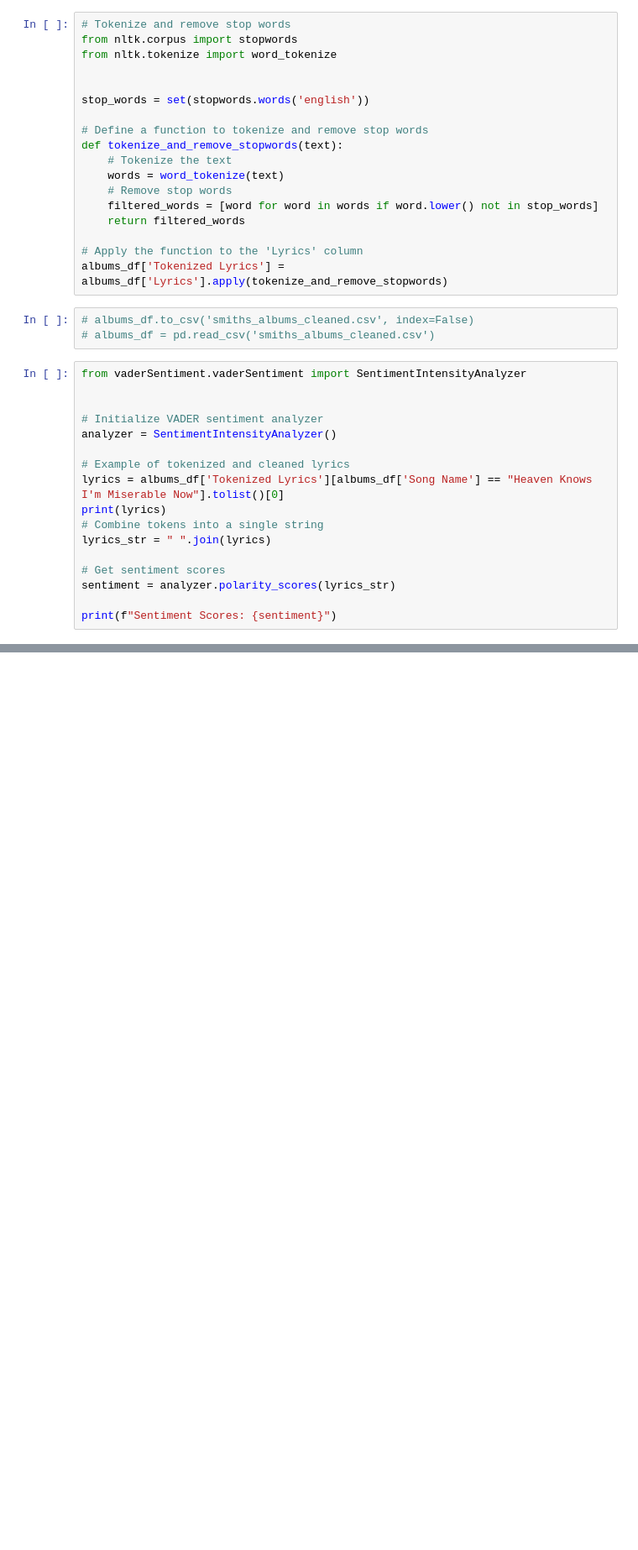
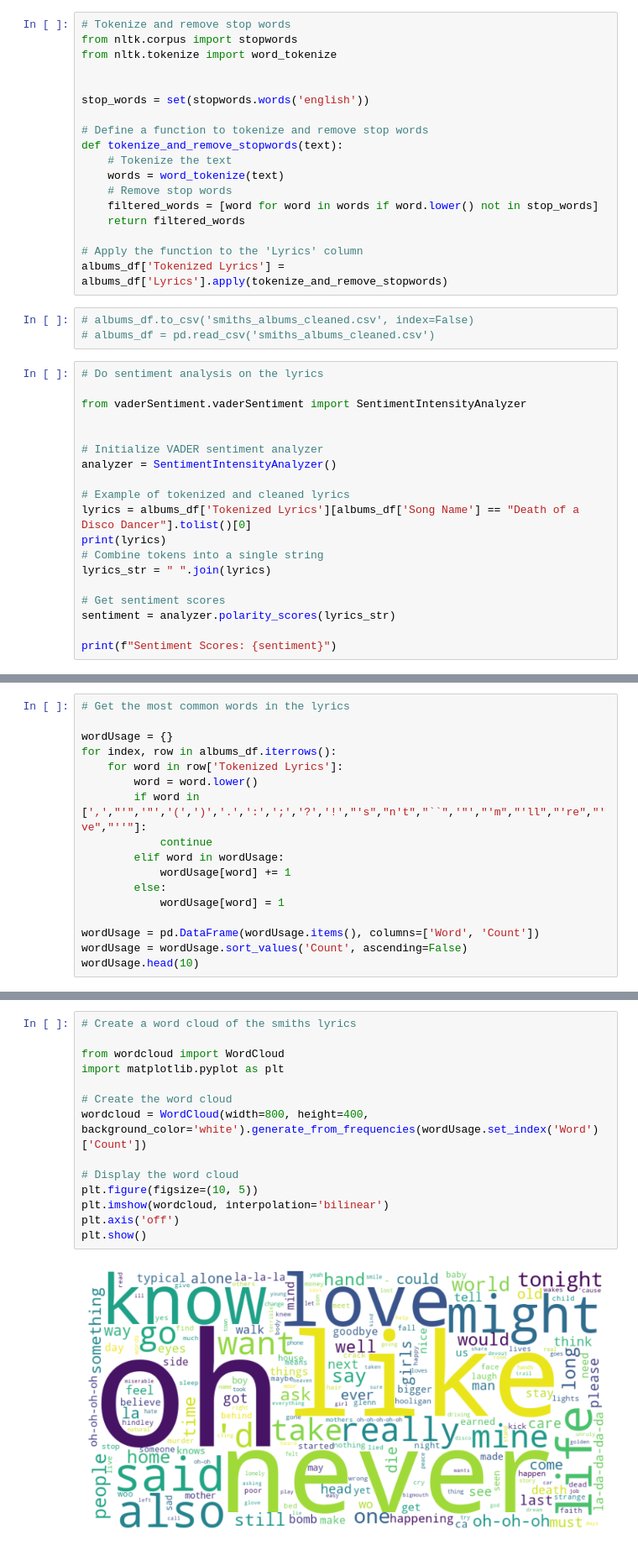
Before and after one commit to uniquedapoet/School-Projects, a Jupyter notebook: INFO_3510/Project1-Smiths-Analysis/SmithsProject.ipynb, the cells around one changed output, grey strips where cells are left out. Shown: that part at 84% size. Cells and saved outputs as stored; diff of their text form; blank space fills up the shorter version.

Commit message:
Refactor Smiths album analysis code for improved performance and accuracy

```diff
--- a/INFO_3510/Project1-Smiths-Analysis/SmithsProject.ipynb
+++ b/INFO_3510/Project1-Smiths-Analysis/SmithsProject.ipynb
@@ -305,6 +329,8 @@ albums_df['Tokenized Lyrics'] = albums_df['Lyrics'].apply(tokenize_and_remove_st
 # albums_df.to_csv('smiths_albums_cleaned.csv', index=False)
 # albums_df = pd.read_csv('smiths_albums_cleaned.csv')
 # %%
+# Do sentiment analysis on the lyrics
+
 from vaderSentiment.vaderSentiment import SentimentIntensityAnalyzer
 
 
@@ -312,7 +338,7 @@ from vaderSentiment.vaderSentiment import SentimentIntensityAnalyzer
 analyzer = SentimentIntensityAnalyzer()
 
 # Example of tokenized and cleaned lyrics
-lyrics = albums_df['Tokenized Lyrics'][albums_df['Song Name'] == "Heaven Knows I'm Miserable Now"].tolist()[0]
+lyrics = albums_df['Tokenized Lyrics'][albums_df['Song Name'] == "Death of a Disco Dancer"].tolist()[0]
 print(lyrics)
 # Combine tokens into a single string
 lyrics_str = " ".join(lyrics)
@@ -347,0 +425,17 @@ p.pprint(lyrics)
+# %%
+# Get the most common words in the lyrics
+
+wordUsage = {}
+for index, row in albums_df.iterrows():
+    for word in row['Tokenized Lyrics']:
+        word = word.lower()
+        if word in [',',"'",'"','(',')','.',':',';','?','!',"'s","n't","``",'"',"'m","'ll","'re","'ve","''"]:
+            continue
+        elif word in wordUsage:
+            wordUsage[word] += 1
+        else:
+            wordUsage[word] = 1
+
+wordUsage = pd.DataFrame(wordUsage.items(), columns=['Word', 'Count'])
+wordUsage = wordUsage.sort_values('Count', ascending=False)
+wordUsage.head(10)
@@ -347,0 +506,16 @@ p.pprint(lyrics)
+# %%
+# Create a word cloud of the smiths lyrics
+
+from wordcloud import WordCloud
+import matplotlib.pyplot as plt
+
+# Create the word cloud
+wordcloud = WordCloud(width=800, height=400, background_color='white').generate_from_frequencies(wordUsage.set_index('Word')['Count'])
+
+# Display the word cloud
+plt.figure(figsize=(10, 5))
+plt.imshow(wordcloud, interpolation='bilinear')
+plt.axis('off')
+plt.show()
+# %% [output]
+[figure, added]
```
Also changed, not shown: parts of 16 cells of this notebook, 2 other files.
